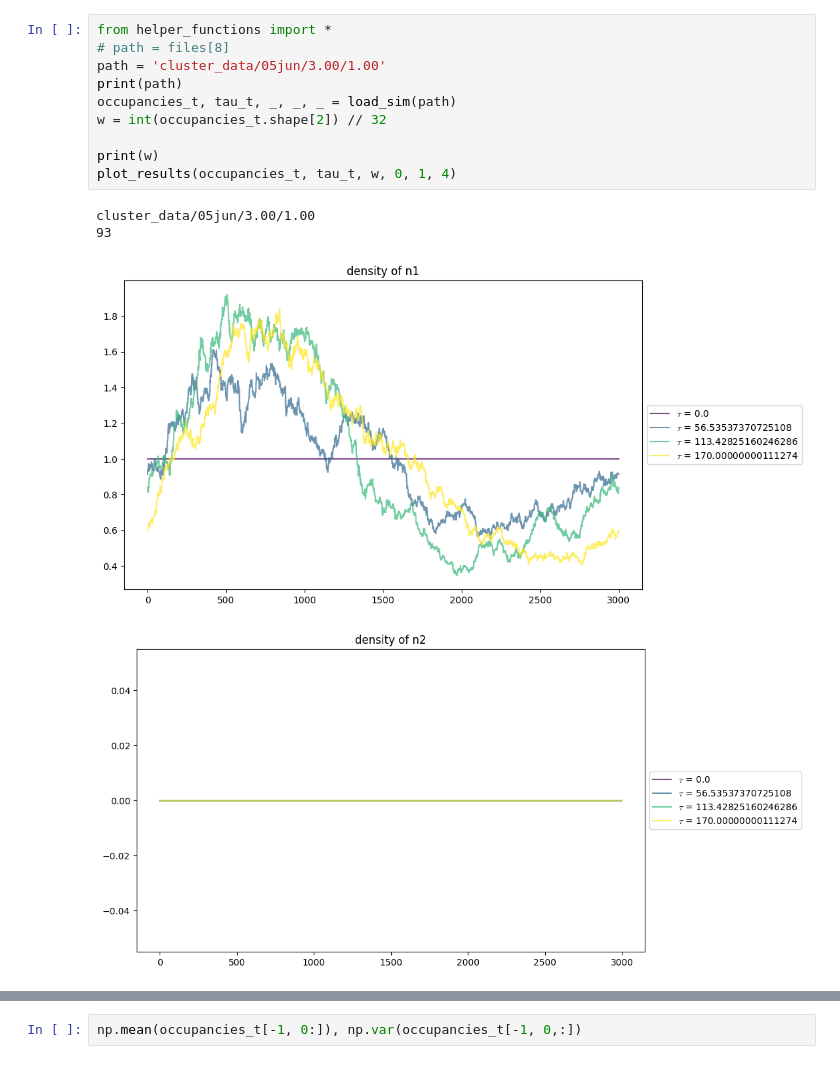
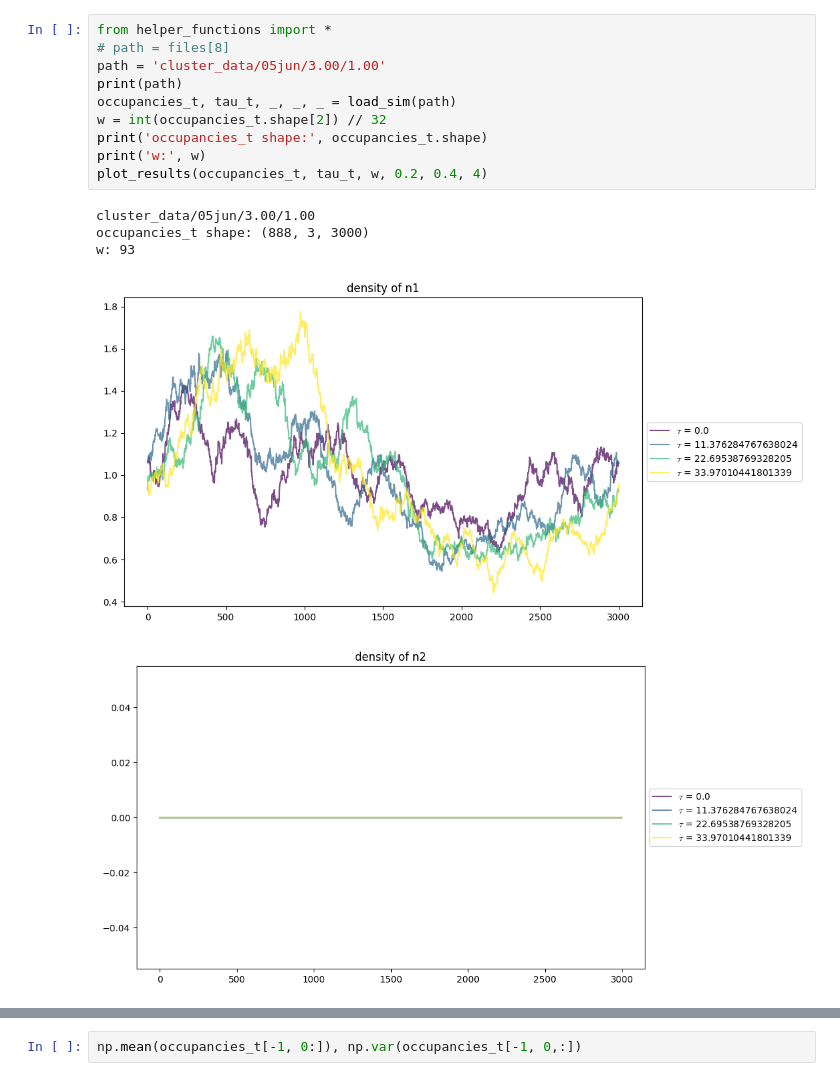
Before and after one commit to HappyTurtle99/Microscopic, a Jupyter notebook: jun09.ipynb, the cells around one changed output, grey strips where cells are left out. Cells and saved outputs as stored; diff of their text form.

```diff
--- a/jun09.ipynb
+++ b/jun09.ipynb
@@ -1,15 +1,16 @@
 # %%
 from helper_functions import *
 # path = files[8]
 path = 'cluster_data/05jun/3.00/1.00'
 print(path)
 occupancies_t, tau_t, _, _, _ = load_sim(path)
 w = int(occupancies_t.shape[2]) // 32
-
-print(w)
-plot_results(occupancies_t, tau_t, w, 0, 1, 4)
+print('occupancies_t shape:', occupancies_t.shape)
+print('w:', w)
+plot_results(occupancies_t, tau_t, w, 0.2, 0.4, 4)
 # %% [output]
 cluster_data/05jun/3.00/1.00
-93
+occupancies_t shape: (888, 3, 3000)
+w: 93
-[figure, old version]
+[figure, new version]
 [figure]
```
Also changed, not shown: parts of 10 cells of this notebook, 11 other files.
